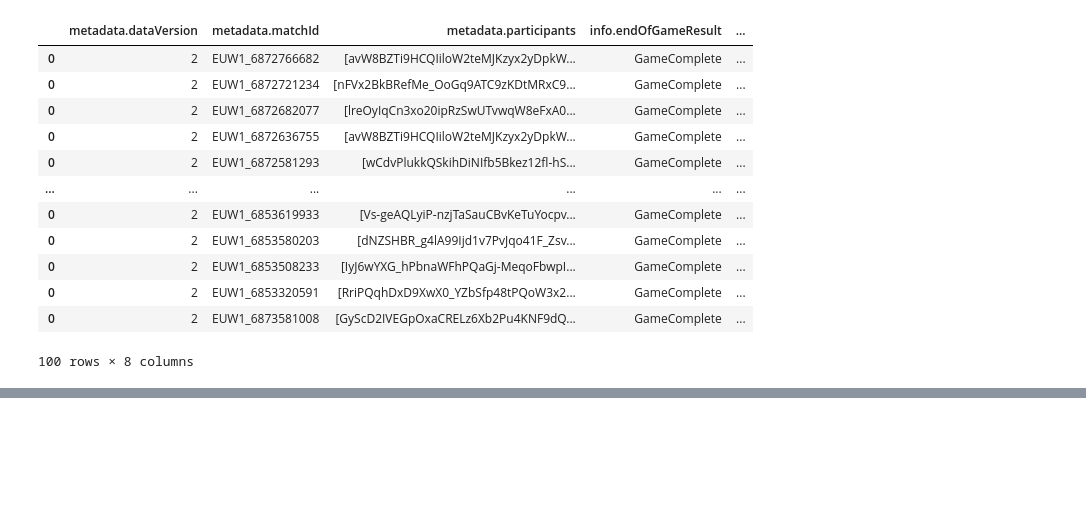
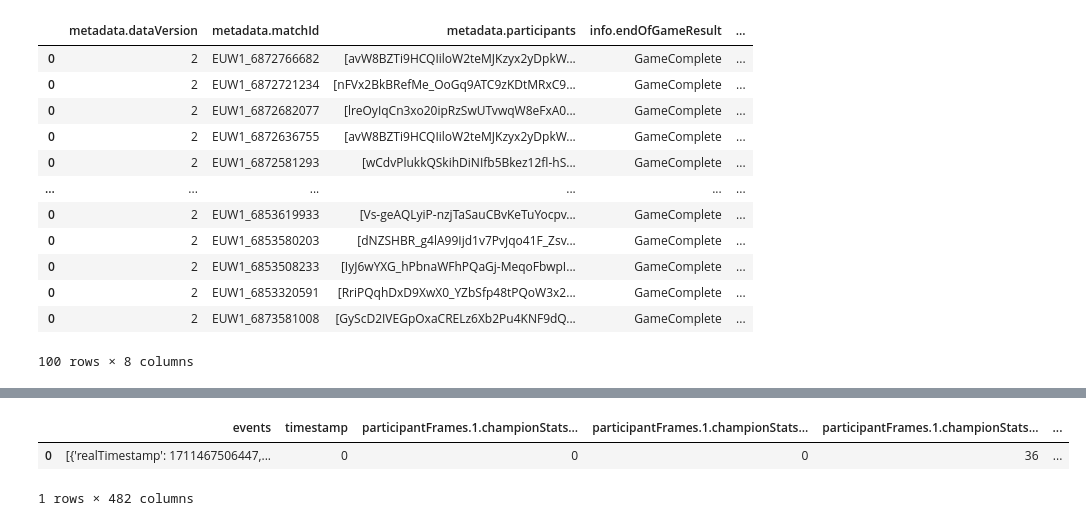
Before and after one commit to Slylio/projetLol, a Jupyter notebook: api_process.ipynb, the cells around one changed output, grey strips where cells are left out. Saved outputs shown, nothing was run; the diff lists cells and outputs as text; code cells hidden in the pictures; blank space fills up the shorter version.

```diff
--- a/api_process.ipynb
+++ b/api_process.ipynb
@@ -295,0 +353,6 @@ df_matchs_info1[:1000].to_csv('matchs_info1-light.csv', index=False)
+# %%
+pd.json_normalize(matchs_info_df_index["info.frames"][0][0])
+# %% [output]
+|  | events | timestamp | participantFrames.1.championStats... | participantFrames.1.championStats... | participantFrames.1.championStats... | ... |
+| 0 | [{'realTimestamp': 1711467506447,... | 0 | 0 | 0 | 36 | ... |
+1 rows × 482 columns
```
Also changed, not shown: parts of 14 cells of this notebook, 1 other file.
